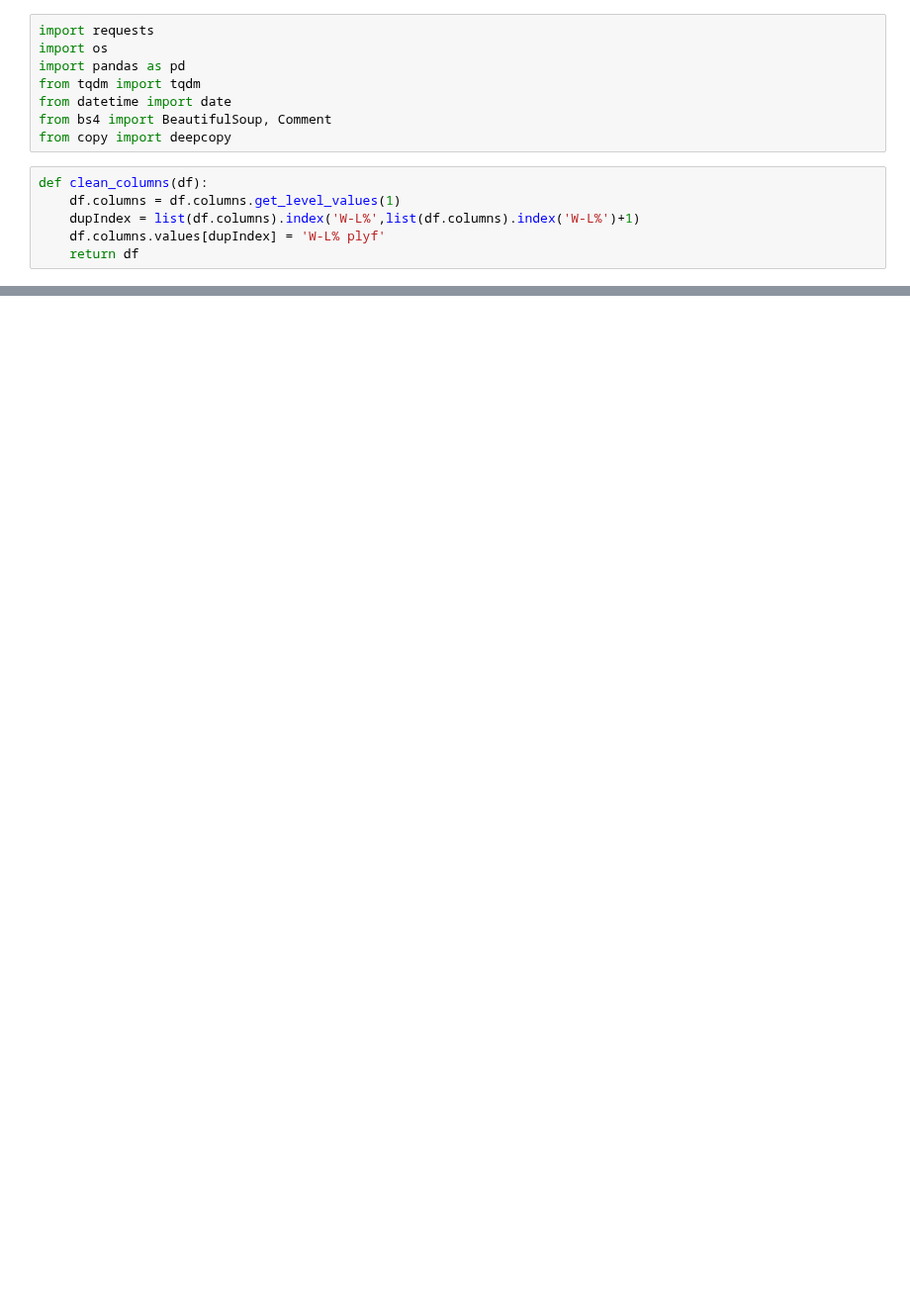
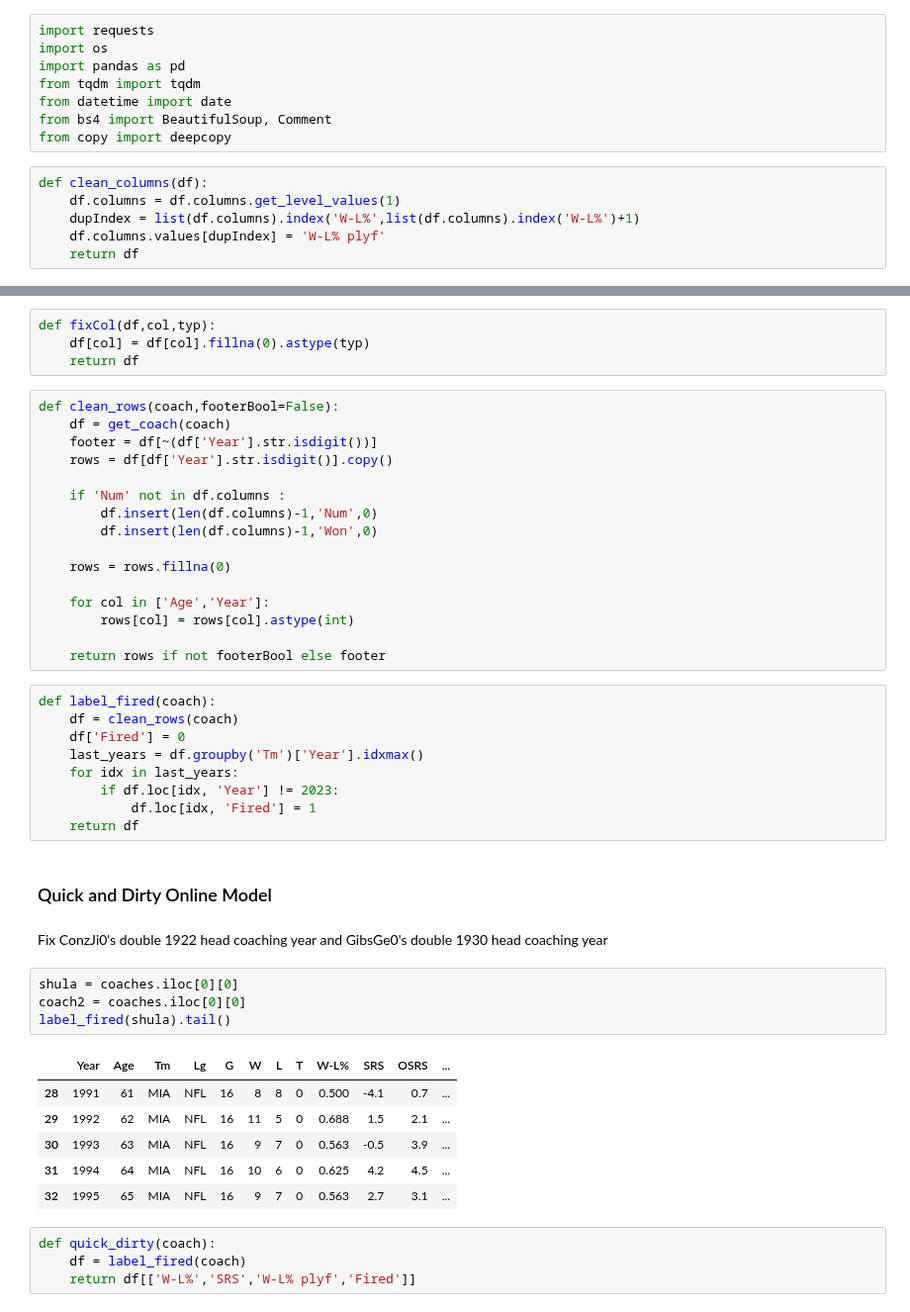
Before and after one commit to nhford/hot-seat-backend, a Jupyter notebook: redo.ipynb, the cells around one changed output, grey strips where cells are left out. Shown at 99% size. Saved outputs shown, nothing was run; the diff lists cells and outputs as text; blank space fills up the shorter version.

Commit message:
quick and dirty model

```diff
--- a/redo.ipynb
+++ b/redo.ipynb
@@ -33,0 +50,48 @@ for c in tqdm(coaches['name'].values):
+# %%
+def fixCol(df,col,typ):
+    df[col] = df[col].fillna(0).astype(typ)
+    return df
+# %%
+def clean_rows(coach,footerBool=False):
+    df = get_coach(coach)
+    footer = df[~(df['Year'].str.isdigit())]
+    rows = df[df['Year'].str.isdigit()].copy()
+
+    if 'Num' not in df.columns :
+        df.insert(len(df.columns)-1,'Num',0)
+        df.insert(len(df.columns)-1,'Won',0)
+
+    rows = rows.fillna(0)
+
+    for col in ['Age','Year']:
+        rows[col] = rows[col].astype(int)
+
+    return rows if not footerBool else footer
+# %%
+def label_fired(coach):
+    df = clean_rows(coach)
+    df['Fired'] = 0
+    last_years = df.groupby('Tm')['Year'].idxmax()
+    for idx in last_years:
+        if df.loc[idx, 'Year'] != 2023:
+            df.loc[idx, 'Fired'] = 1
+    return df
+# %% [markdown]
+### Quick and Dirty Online Model
+# %% [markdown]
+Fix ConzJi0's double 1922 head coaching year and GibsGe0's double 1930 head coaching year
+# %%
+shula = coaches.iloc[0][0]
+coach2 = coaches.iloc[0][0]
+label_fired(shula).tail()
+# %% [output]
+|  | Year | Age | Tm | Lg | G | W | L | T | W-L% | SRS | OSRS | ... |
+| 28 | 1991 | 61 | MIA | NFL | 16 | 8 | 8 | 0 | 0.500 | -4.1 | 0.7 | ... |
+| 29 | 1992 | 62 | MIA | NFL | 16 | 11 | 5 | 0 | 0.688 | 1.5 | 2.1 | ... |
+| 30 | 1993 | 63 | MIA | NFL | 16 | 9 | 7 | 0 | 0.563 | -0.5 | 3.9 | ... |
+| 31 | 1994 | 64 | MIA | NFL | 16 | 10 | 6 | 0 | 0.625 | 4.2 | 4.5 | ... |
+| 32 | 1995 | 65 | MIA | NFL | 16 | 9 | 7 | 0 | 0.563 | 2.7 | 3.1 | ... |
+# %%
+def quick_dirty(coach):
+    df = label_fired(coach)
+    return df[['W-L%','SRS','W-L% plyf','Fired']]
```
Also changed, not shown: parts of 8 cells of this notebook, 4 other files.
